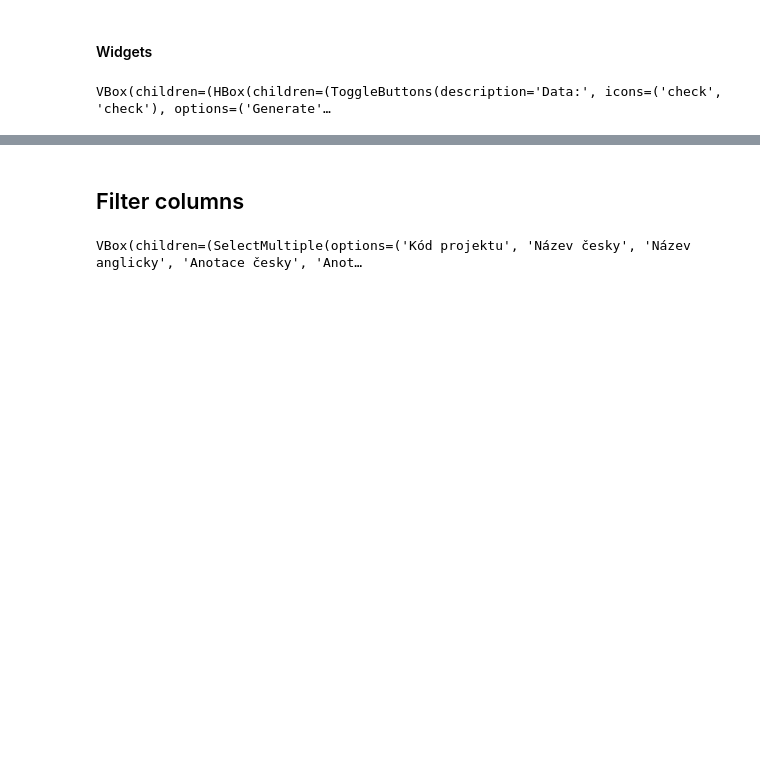
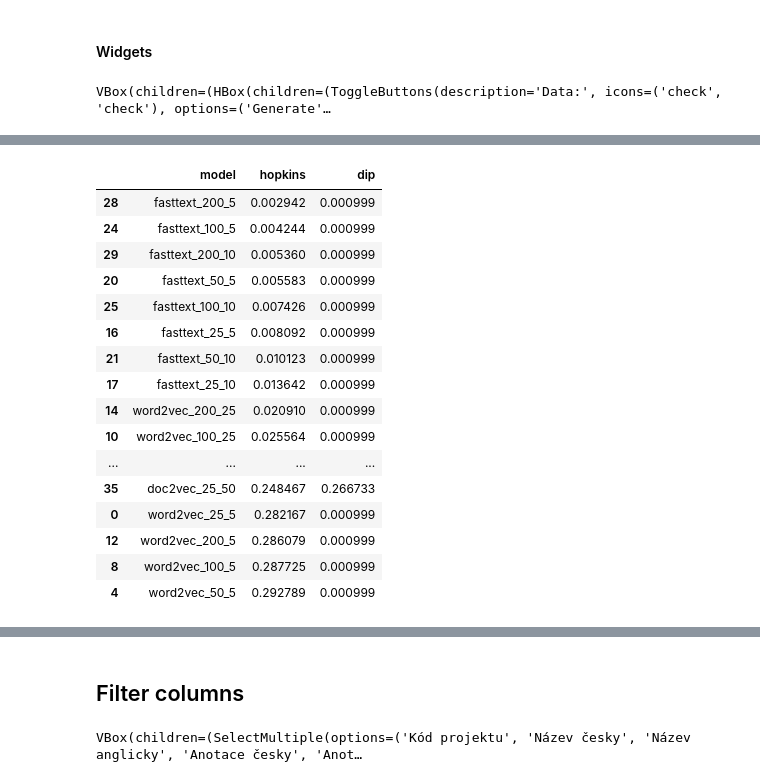
Before and after one commit to Fassty/mff, a Jupyter notebook: bachelor_thesis/notebooks/[Experiment] Vectorization.ipynb, the cells around one changed output, grey strips where cells are left out. Saved outputs shown, nothing was run; the diff lists cells and outputs as text; code cells hidden in the pictures; blank space fills up the shorter version.

```diff
--- a/bachelor_thesis/notebooks/[Experiment] Vectorization.ipynb
+++ b/bachelor_thesis/notebooks/[Experiment] Vectorization.ipynb
@@ -316,11 +352,12 @@ import re
 from string import punctuation
 from collections import defaultdict, Counter
 
-RESULTS_DIR = 'tf_w2v_d2v_fast_cz_nolemma_naz_anot_obor_uc_res_pos_2'
+RESULTS_DIR = 'tf_w2v_d2v_ft,kwords,lemma_stopwords,hum'
 
 if datasource_select.value == 'Generate':
+    limited_df = VaVaI_DataFrame[VaVaI_DataFrame['Hlavní CEP obor'].isin(hum)]
     selected_columns = list(multisel_columns.value)
-    selected_columns_df = VaVaI_DataFrame[selected_columns]
+    selected_columns_df = limited_df[selected_columns]
 
     # Clean the data
     nan_rows = selected_columns_df.isna().any(axis=1)
@@ -384,5 +421,5 @@ for model in selected_models:
 with open(os.path.join(save_dir, 'vectors.pickle'), 'wb') as handle:
     pickle.dump(results, handle, protocol=pickle.HIGHEST_PROTOCOL)
 
-eval_using_hopkins_test(save_dir, results)
+#eval_using_hopkins_test(save_dir, results)
 # %% [output]
@@ -446,0 +449,9 @@ FileUpload(value={}, description='Upload data:')
+# %%
+import pickle
+from collections import defaultdict
+
+RESULTS_DIR = 'tf_w2v_d2v_ft,kwords,lemma_stopwords,hum'
+save_dir = os.path.join('saved_models', RESULTS_DIR)
+with open(os.path.join(save_dir, 'vectors.pickle'), 'rb') as f:
+    results = pickle.load(f)
+eval_using_hopkins_test(save_dir, results)
@@ -446,0 +476,40 @@ FileUpload(value={}, description='Upload data:')
+# %%
+data = {'model': [], 'hopkins': [], 'dip': []}
+with open(os.path.join(save_dir, 'hopkins.txt')) as f:
+    while True:
+        line_1 = f.readline()
+        if not line_1:
+            break
+
+        line_2 = f.readline()
+
+        text, h_score = line_1.split(':')
+        model = text.split()[-1]
+        p_score = line_2.split(':')[-1]
+
+        data['model'].append(model)
+        data['hopkins'].append(float(h_score.strip()))
+        data['dip'].append(float(p_score.strip()))
+
+df = pd.DataFrame.from_dict(data)
+df.to_csv(os.path.join(save_dir, 'hopkins.csv'))
+# %%
+df.sort_values(by=['hopkins', 'dip'])
+# %% [output]
+|  | model | hopkins | dip |
+| 28 | fasttext_200_5 | 0.002942 | 0.000999 |
+| 24 | fasttext_100_5 | 0.004244 | 0.000999 |
+| 29 | fasttext_200_10 | 0.005360 | 0.000999 |
+| 20 | fasttext_50_5 | 0.005583 | 0.000999 |
+| 25 | fasttext_100_10 | 0.007426 | 0.000999 |
+| 16 | fasttext_25_5 | 0.008092 | 0.000999 |
+| 21 | fasttext_50_10 | 0.010123 | 0.000999 |
+| 17 | fasttext_25_10 | 0.013642 | 0.000999 |
+| 14 | word2vec_200_25 | 0.020910 | 0.000999 |
+| 10 | word2vec_100_25 | 0.025564 | 0.000999 |
+| ... | ... | ... | ... |
+| 35 | doc2vec_25_50 | 0.248467 | 0.266733 |
+| 0 | word2vec_25_5 | 0.282167 | 0.000999 |
+| 12 | word2vec_200_5 | 0.286079 | 0.000999 |
+| 8 | word2vec_100_5 | 0.287725 | 0.000999 |
+| 4 | word2vec_50_5 | 0.292789 | 0.000999 |
```
Also changed, not shown: parts of 11 cells of this notebook.
